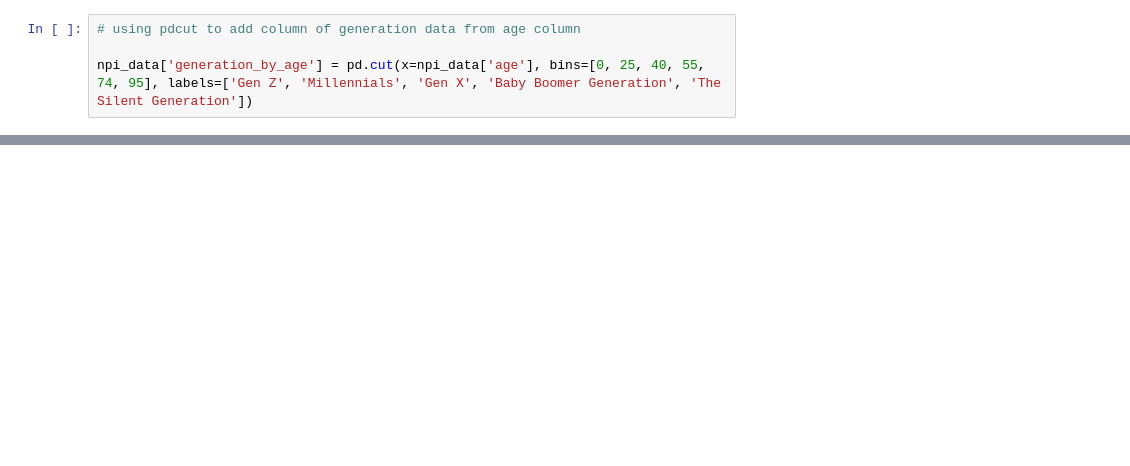
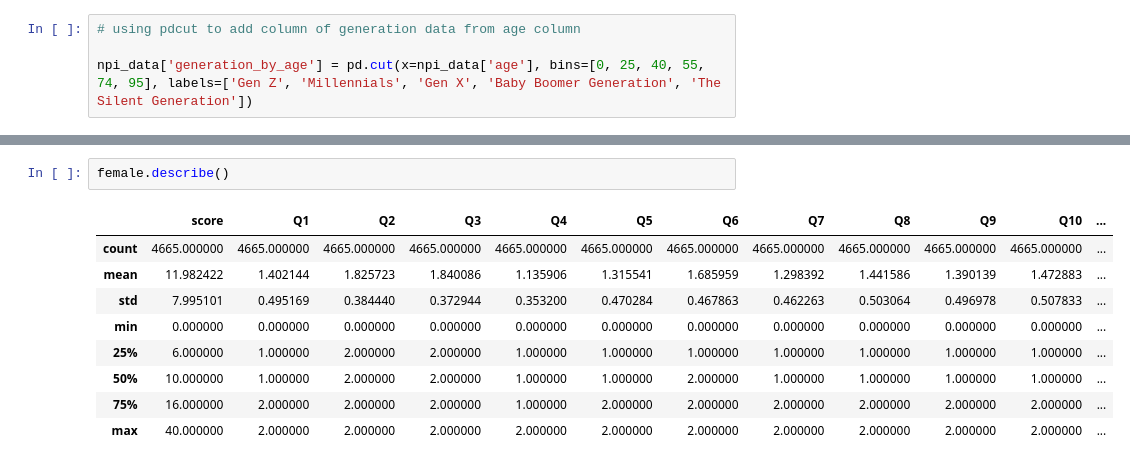
Before and after one commit to scrunts23/Unit-1-build-, a Jupyter notebook: Unit_1_Build.ipynb, the cells around one changed output, grey strips where cells are left out. Drawn from its saved outputs; the diff is of its cells as text; blank space fills up the shorter version.

```diff
--- a/Unit_1_Build.ipynb
+++ b/Unit_1_Build.ipynb
@@ -123,3 +255,15 @@ female.head()
+# %%
+female.describe()
+# %% [output]
+|  | score | Q1 | Q2 | Q3 | Q4 | Q5 | Q6 | Q7 | Q8 | Q9 | Q10 | ... |
+| count | 4665.000000 | 4665.000000 | 4665.000000 | 4665.000000 | 4665.000000 | 4665.000000 | 4665.000000 | 4665.000000 | 4665.000000 | 4665.000000 | 4665.000000 | ... |
+| mean | 11.982422 | 1.402144 | 1.825723 | 1.840086 | 1.135906 | 1.315541 | 1.685959 | 1.298392 | 1.441586 | 1.390139 | 1.472883 | ... |
+| std | 7.995101 | 0.495169 | 0.384440 | 0.372944 | 0.353200 | 0.470284 | 0.467863 | 0.462263 | 0.503064 | 0.496978 | 0.507833 | ... |
+| min | 0.000000 | 0.000000 | 0.000000 | 0.000000 | 0.000000 | 0.000000 | 0.000000 | 0.000000 | 0.000000 | 0.000000 | 0.000000 | ... |
+| 25% | 6.000000 | 1.000000 | 2.000000 | 2.000000 | 1.000000 | 1.000000 | 1.000000 | 1.000000 | 1.000000 | 1.000000 | 1.000000 | ... |
+| 50% | 10.000000 | 1.000000 | 2.000000 | 2.000000 | 1.000000 | 1.000000 | 2.000000 | 1.000000 | 1.000000 | 1.000000 | 1.000000 | ... |
+| 75% | 16.000000 | 2.000000 | 2.000000 | 2.000000 | 1.000000 | 2.000000 | 2.000000 | 2.000000 | 2.000000 | 2.000000 | 2.000000 | ... |
+| max | 40.000000 | 2.000000 | 2.000000 | 2.000000 | 2.000000 | 2.000000 | 2.000000 | 2.000000 | 2.000000 | 2.000000 | 2.000000 | ... |
 # %%
 # create other gender dataframe of data
 
```
Also changed, not shown: parts of 20 cells of this notebook.
